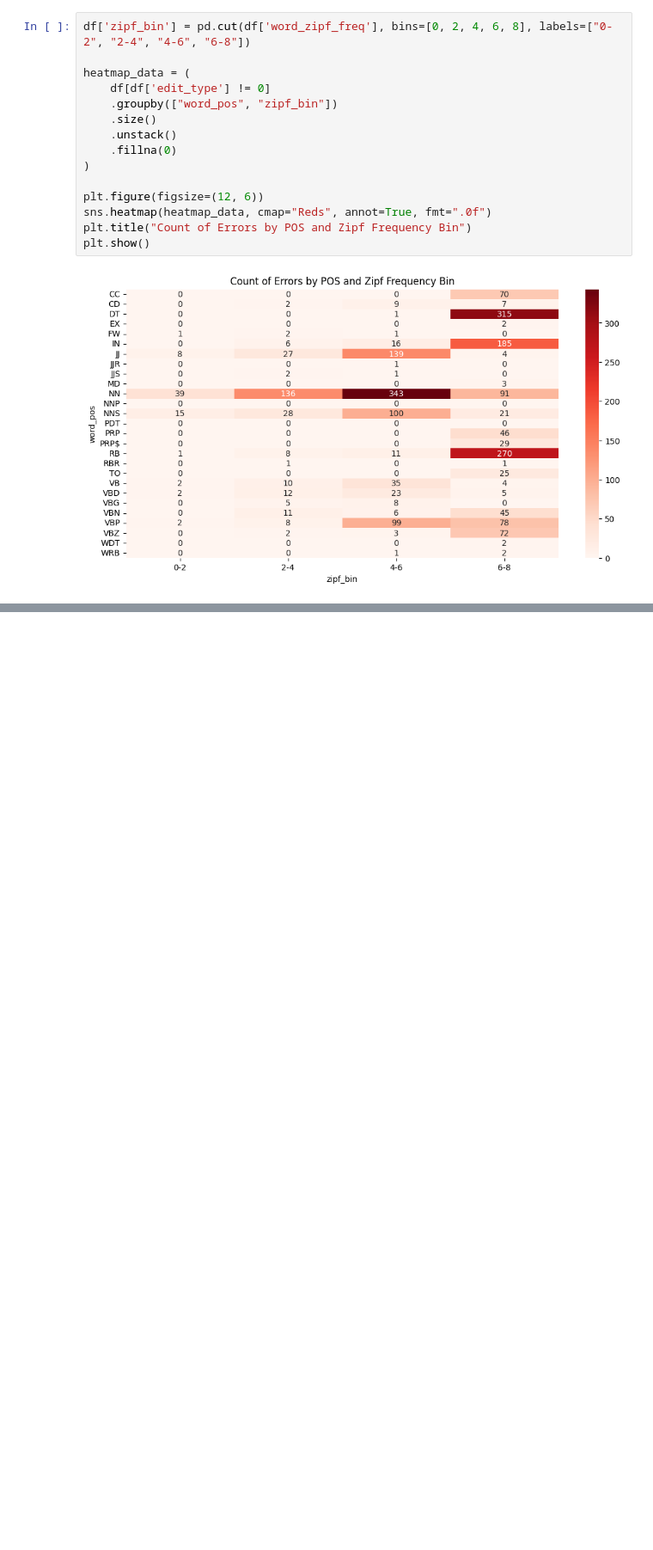
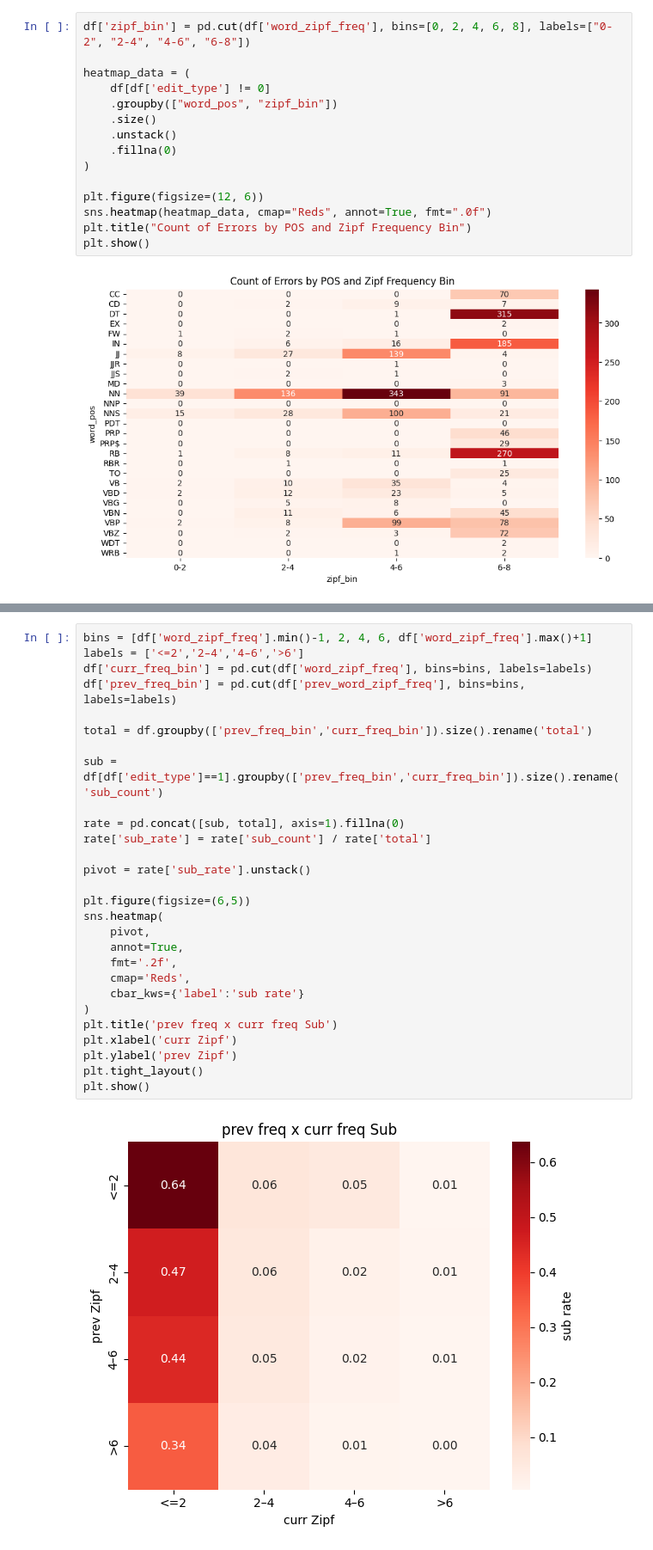
Before and after one commit to markjosims/u3u_project1, a Jupyter notebook: data_visualization_kira.ipynb, the cells around one changed output, grey strips where cells are left out. Shown at 86% size. Saved outputs shown, nothing was run; the diff lists cells and outputs as text; blank space fills up the shorter version.

```diff
--- a/data_visualization_kira.ipynb
+++ b/data_visualization_kira.ipynb
@@ -316,0 +395,30 @@ plt.show()
+# %%
+bins = [df['word_zipf_freq'].min()-1, 2, 4, 6, df['word_zipf_freq'].max()+1]
+labels = ['<=2','2–4','4–6','>6']
+df['curr_freq_bin'] = pd.cut(df['word_zipf_freq'], bins=bins, labels=labels)
+df['prev_freq_bin'] = pd.cut(df['prev_word_zipf_freq'], bins=bins, labels=labels)
+
+total = df.groupby(['prev_freq_bin','curr_freq_bin']).size().rename('total')
+
+sub = df[df['edit_type']==1].groupby(['prev_freq_bin','curr_freq_bin']).size().rename('sub_count')
+
+rate = pd.concat([sub, total], axis=1).fillna(0)
+rate['sub_rate'] = rate['sub_count'] / rate['total']
+
+pivot = rate['sub_rate'].unstack()
+
+plt.figure(figsize=(6,5))
+sns.heatmap(
+    pivot,
+    annot=True,
+    fmt='.2f',
+    cmap='Reds',
+    cbar_kws={'label':'sub rate'}
+)
+plt.title('prev freq x curr freq Sub')
+plt.xlabel('curr Zipf')
+plt.ylabel('prev Zipf')
+plt.tight_layout()
+plt.show()
+# %% [output]
+[figure, added]
```
Also changed, not shown: parts of 4 cells of this notebook.
